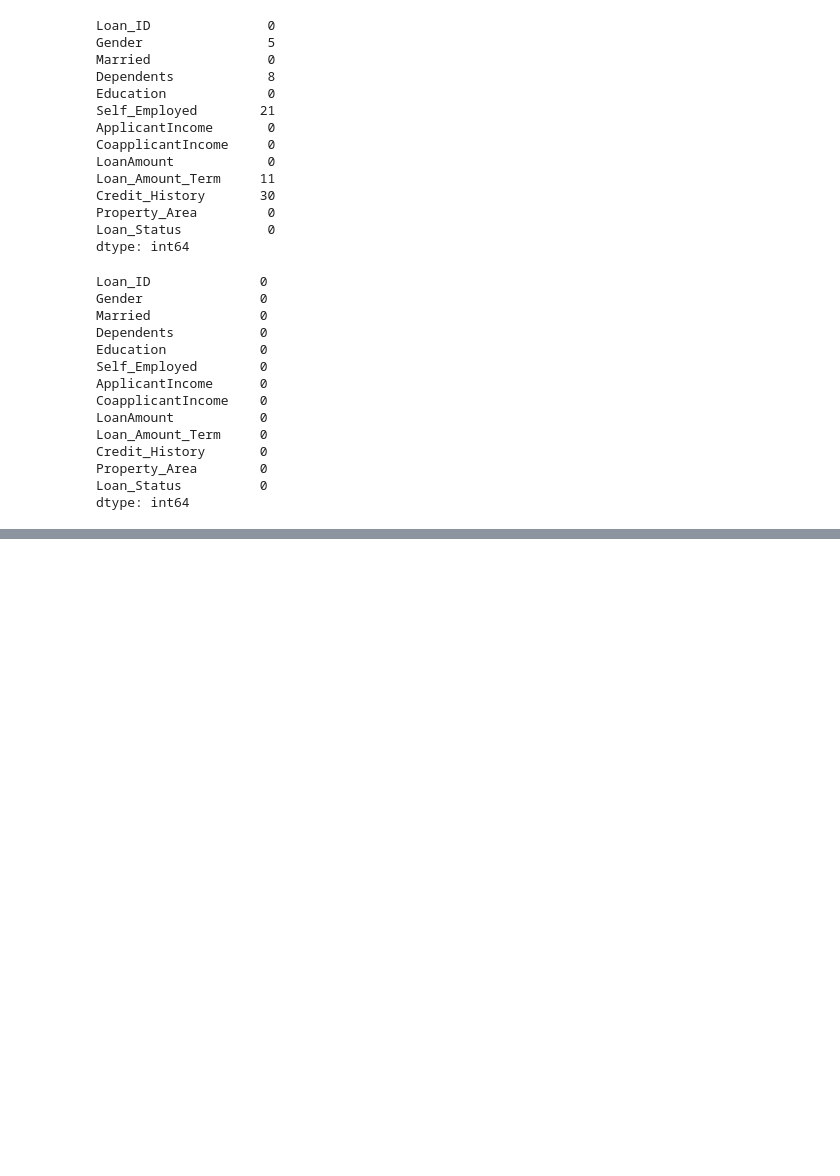
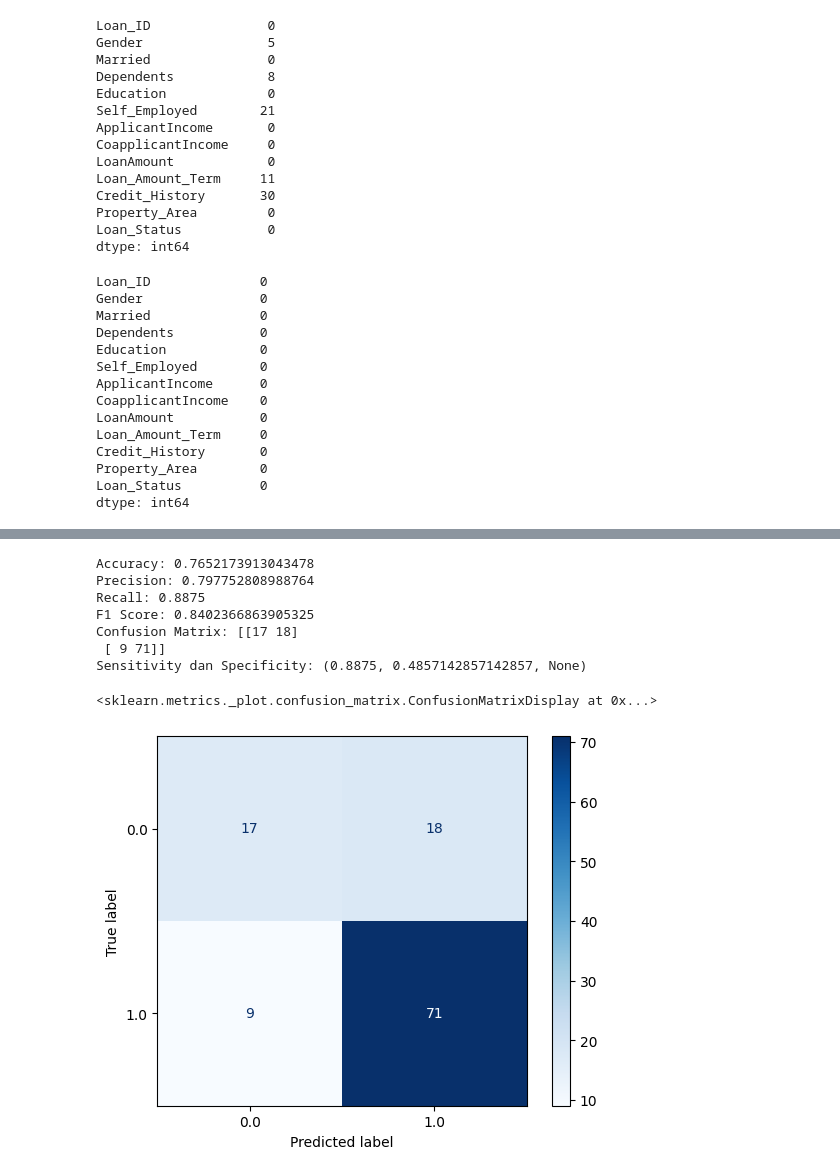
Before and after one commit to aliifam/ppd, a Jupyter notebook: ppd/pekan4/tutam1.ipynb, the cells around one changed output, grey strips where cells are left out. Cells and saved outputs as stored; diff of their text form; code cells hidden in the pictures; blank space fills up the shorter version.

```diff
--- a/ppd/pekan4/tutam1.ipynb
+++ b/ppd/pekan4/tutam1.ipynb
@@ -198,0 +330,32 @@ NameError: name 'c_variables' is not defined
+# %%
+# decision tree
+
+from sklearn.tree import DecisionTreeClassifier
+
+model = DecisionTreeClassifier()
+model.fit(X_train, y_train)
+
+# membuat prediksi
+y_pred = model.predict(X_test)
+
+# menghitung akurasi model dengan accuracy, precision, recall, dan confusion matrix
+print('Accuracy:', accuracy_score(y_test, y_pred))
+print('Precision:', precision_score(y_test, y_pred))
+print('Recall:', recall_score(y_test, y_pred))
+print('F1 Score:', f1_score(y_test, y_pred))
+print('Confusion Matrix:', confusion_matrix(y_test, y_pred))
+print('Sensitivity dan Specificity:', sensitivity_specificity_support(y_test, y_pred, average='binary'))
+
+cm = confusion_matrix(y_test, y_pred)
+disp = ConfusionMatrixDisplay(confusion_matrix=cm, display_labels=np.unique(y_test))
+disp.plot(cmap=plt.cm.Blues)
+# %% [output]
+Accuracy: 0.7652173913043478
+Precision: 0.797752808988764
+Recall: 0.8875
+F1 Score: 0.8402366863905325
+Confusion Matrix: [[17 18]
+ [ 9 71]]
+Sensitivity dan Specificity: (0.8875, 0.4857142857142857, None)
+<sklearn.metrics._plot.confusion_matrix.ConfusionMatrixDisplay at 0x...>
+[figure, added]
```
Also changed, not shown: parts of 16 cells of this notebook.
